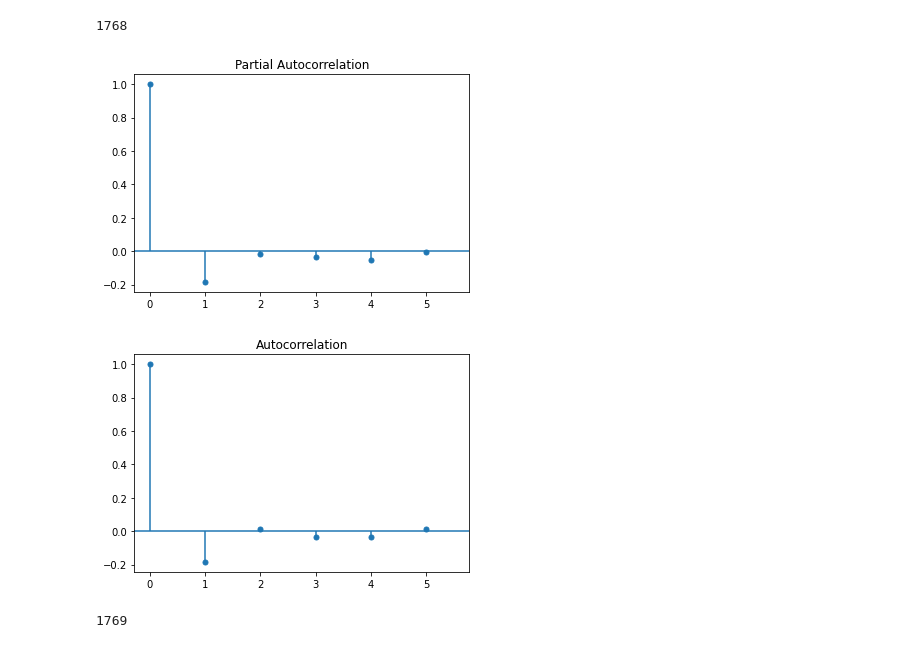
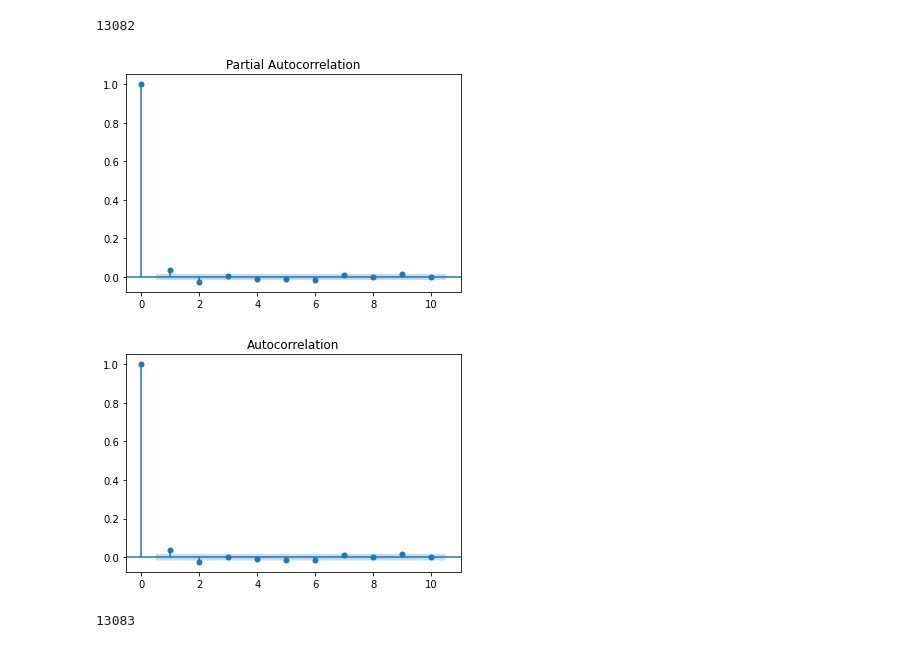
Before and after one commit to jamsyd/jamsydLibrary, a Jupyter notebook: approved_projects/arma_ma/documents/arma_lags.ipynb, the cells around one changed output. Cells and saved outputs as stored; diff of their text form; code cells hidden in the pictures.

Commit message:
Seasonality

```diff
--- a/approved_projects/arma_ma/documents/arma_lags.ipynb
+++ b/approved_projects/arma_ma/documents/arma_lags.ipynb
@@ -12,25 +12,25 @@ from statsmodels.graphics.tsaplots import plot_pacf
 
 from statsmodels.tsa.seasonal import seasonal_decompose
 # %%
-arma_df = pd.read_csv(r'C:\Users\James Stanley\Documents\GitHub\backtest_utilities\data\daily\stocks\BATS_XHB, 1D.csv',index_col='time', parse_dates=True)
+arma_df = pd.read_csv(r'C:\Users\James Stanley\Documents\GitHub\backtest_utilities\approved_projects\seasonal_arma\residuals.csv',index_col='time', parse_dates=True)
 # %%
-log_diff = np.log(arma_df['close']).diff(1).dropna(axis=0)
+log_diff = np.log(arma_df['resid']).diff(1).dropna(axis=0)
 # %%
 len(log_diff)
 # %% [output]
-1768
+13082
 # %%
-plot_pacf(log_diff, alpha=1, lags=5).savefig("acf.jpg")
+plot_pacf(log_diff, alpha=0.05, lags=10).savefig("pacf.jpg")
 # %% [output]
-[figure, old version]
+[figure, new version]
 # %%
-plot_acf(log_diff, alpha=1, lags=5).savefig("acf.jpg")
+plot_acf(log_diff, alpha=0.05, lags=10).savefig("acf.jpg")
 # %% [output]
-[figure, old version]
+[figure, new version]
 # %%
 print(len(arma_df))
 # %% [output]
-1769
+13083
 # %%
 seasonal_result = seasonal_decompose(arma_df['close'], model="additive",period=252)
 
```
Also changed, not shown: parts of 7 cells of this notebook, 40 other files.
